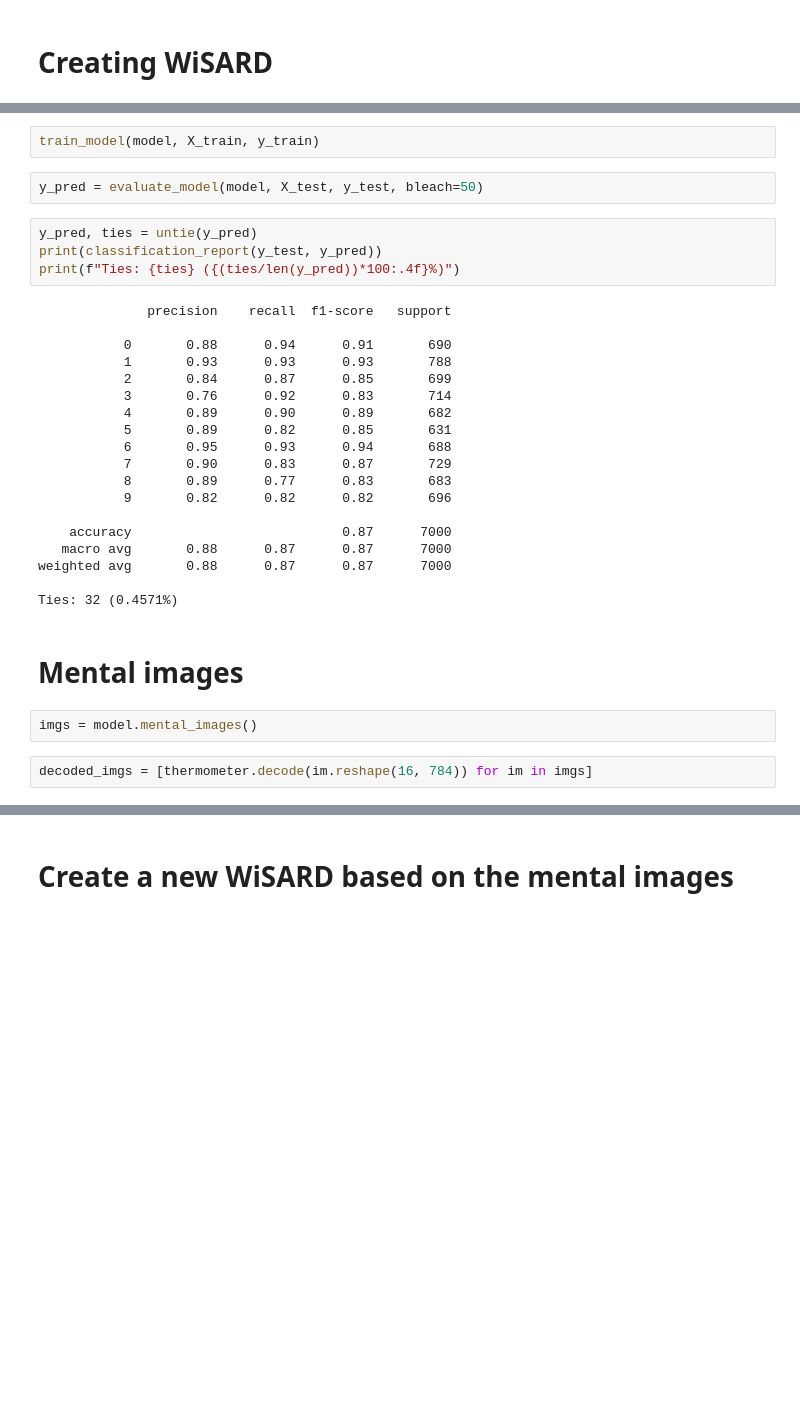
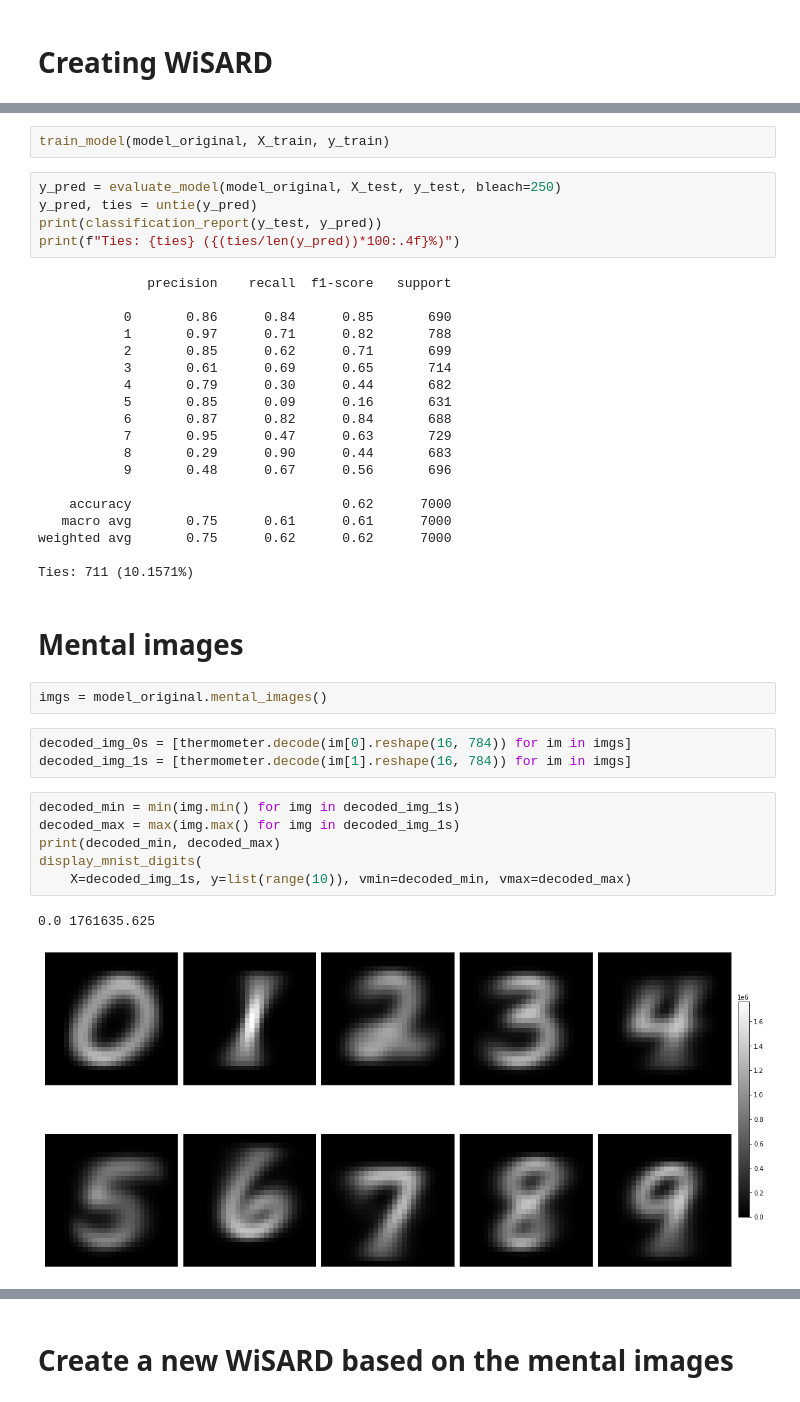
Before and after one commit to otavioon/wisard, a Jupyter notebook: wisard_mental_images.ipynb, the cells around one changed output, grey strips where cells are left out. Drawn from its saved outputs; the diff is of its cells as text; blank space fills up the shorter version.

```diff
--- a/wisard_mental_images.ipynb
+++ b/wisard_mental_images.ipynb
@@ -137,34 +148,43 @@ X_train[0].shape
 # %%
-train_model(model, X_train, y_train)
+train_model(model_original, X_train, y_train)
-# %%
-y_pred = evaluate_model(model, X_test, y_test, bleach=50)
 # %%
+y_pred = evaluate_model(model_original, X_test, y_test, bleach=250)
 y_pred, ties = untie(y_pred)
 print(classification_report(y_test, y_pred))
 print(f"Ties: {ties} ({(ties/len(y_pred))*100:.4f}%)")
 # %% [output]
               precision    recall  f1-score   support
 
-           0       0.88      0.94      0.91       690
-           1       0.93      0.93      0.93       788
-           2       0.84      0.87      0.85       699
-           3       0.76      0.92      0.83       714
-           4       0.89      0.90      0.89       682
-           5       0.89      0.82      0.85       631
-           6       0.95      0.93      0.94       688
-           7       0.90      0.83      0.87       729
-           8       0.89      0.77      0.83       683
-           9       0.82      0.82      0.82       696
+           0       0.86      0.84      0.85       690
+           1       0.97      0.71      0.82       788
+           2       0.85      0.62      0.71       699
+           3       0.61      0.69      0.65       714
+           4       0.79      0.30      0.44       682
+           5       0.85      0.09      0.16       631
+           6       0.87      0.82      0.84       688
+           7       0.95      0.47      0.63       729
+           8       0.29      0.90      0.44       683
+           9       0.48      0.67      0.56       696
 
-    accuracy                           0.87      7000
-   macro avg       0.88      0.87      0.87      7000
-weighted avg       0.88      0.87      0.87      7000
+    accuracy                           0.62      7000
+   macro avg       0.75      0.61      0.61      7000
+weighted avg       0.75      0.62      0.62      7000
 
-Ties: 32 (0.4571%)
+Ties: 711 (10.1571%)
 # %% [markdown]
 # Mental images
 # %%
-imgs = model.mental_images()
+imgs = model_original.mental_images()
 # %%
-decoded_imgs = [thermometer.decode(im.reshape(16, 784)) for im in imgs]
+decoded_img_0s = [thermometer.decode(im[0].reshape(16, 784)) for im in imgs]
+decoded_img_1s = [thermometer.decode(im[1].reshape(16, 784)) for im in imgs]
+# %%
+decoded_min = min(img.min() for img in decoded_img_1s)
+decoded_max = max(img.max() for img in decoded_img_1s)
+print(decoded_min, decoded_max)
+display_mnist_digits(
+    X=decoded_img_1s, y=list(range(10)), vmin=decoded_min, vmax=decoded_max)
+# %% [output]
+0.0 1761635.625
+[figure, added]
 # %%
```
Also changed, not shown: parts of 37 cells of this notebook, 3 other files.
